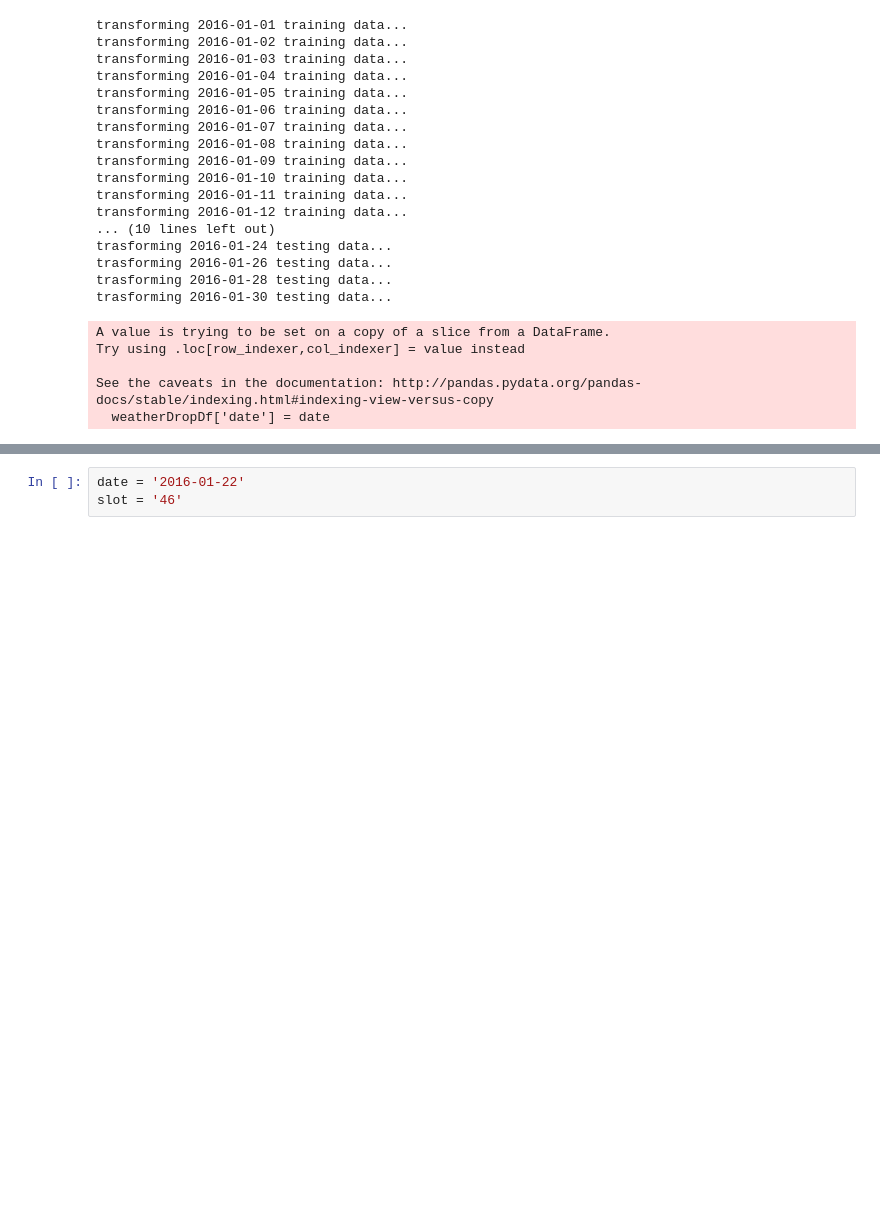
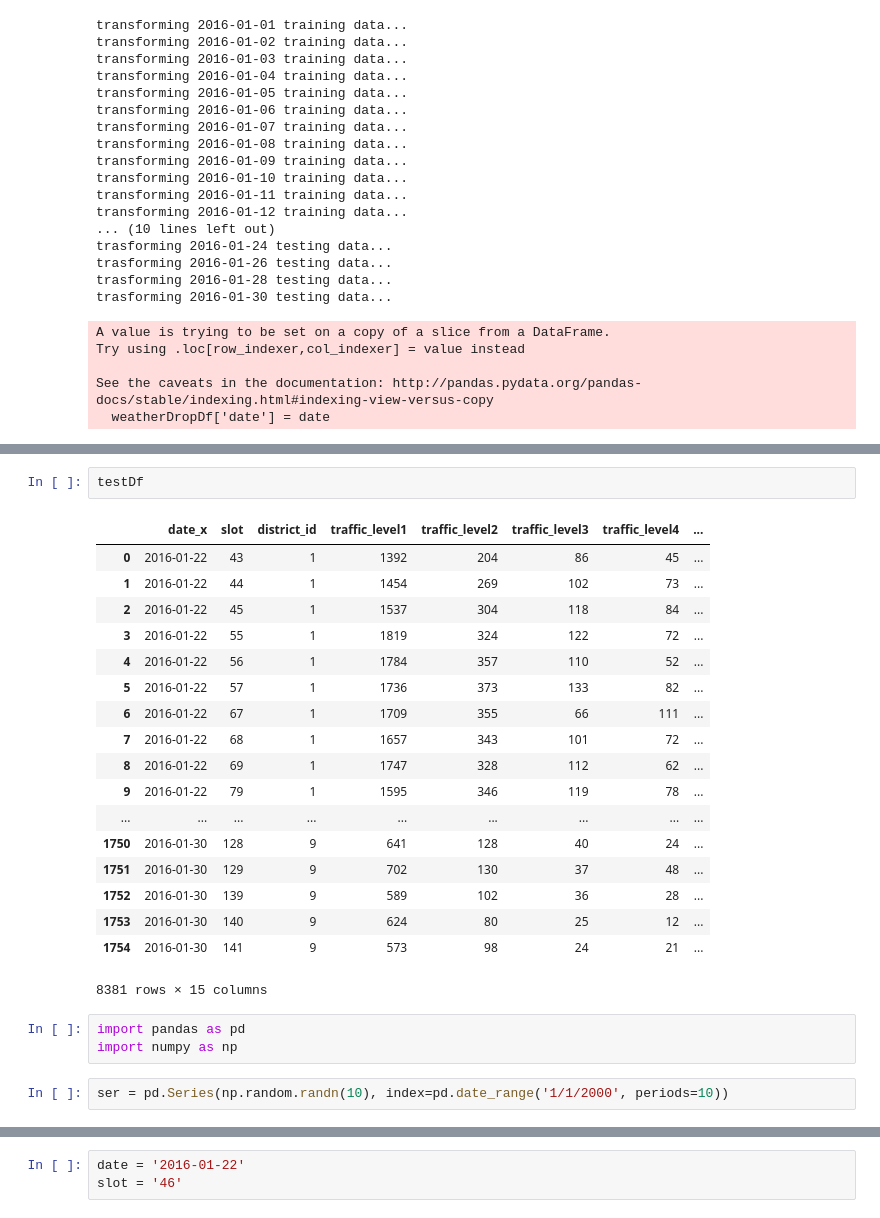
Before and after one commit to kuanliang/traffic_gap, a Jupyter notebook: didi_transform.ipynb, the cells around one changed output, grey strips where cells are left out. Drawn from its saved outputs; the diff is of its cells as text; blank space fills up the shorter version.

```diff
--- a/didi_transform.ipynb
+++ b/didi_transform.ipynb
@@ -65,0 +258,26 @@ See the caveats in the documentation: http://pandas.pydata.org/pandas-docs/stabl
+# %%
+testDf
+# %% [output]
+|  | date_x | slot | district_id | traffic_level1 | traffic_level2 | traffic_level3 | traffic_level4 | ... |
+| 0 | 2016-01-22 | 43 | 1 | 1392 | 204 | 86 | 45 | ... |
+| 1 | 2016-01-22 | 44 | 1 | 1454 | 269 | 102 | 73 | ... |
+| 2 | 2016-01-22 | 45 | 1 | 1537 | 304 | 118 | 84 | ... |
+| 3 | 2016-01-22 | 55 | 1 | 1819 | 324 | 122 | 72 | ... |
+| 4 | 2016-01-22 | 56 | 1 | 1784 | 357 | 110 | 52 | ... |
+| 5 | 2016-01-22 | 57 | 1 | 1736 | 373 | 133 | 82 | ... |
+| 6 | 2016-01-22 | 67 | 1 | 1709 | 355 | 66 | 111 | ... |
+| 7 | 2016-01-22 | 68 | 1 | 1657 | 343 | 101 | 72 | ... |
+| 8 | 2016-01-22 | 69 | 1 | 1747 | 328 | 112 | 62 | ... |
+| 9 | 2016-01-22 | 79 | 1 | 1595 | 346 | 119 | 78 | ... |
+| ... | ... | ... | ... | ... | ... | ... | ... | ... |
+| 1750 | 2016-01-30 | 128 | 9 | 641 | 128 | 40 | 24 | ... |
+| 1751 | 2016-01-30 | 129 | 9 | 702 | 130 | 37 | 48 | ... |
+| 1752 | 2016-01-30 | 139 | 9 | 589 | 102 | 36 | 28 | ... |
+| 1753 | 2016-01-30 | 140 | 9 | 624 | 80 | 25 | 12 | ... |
+| 1754 | 2016-01-30 | 141 | 9 | 573 | 98 | 24 | 21 | ... |
+8381 rows × 15 columns
+# %%
+import pandas as pd
+import numpy as np
+# %%
+ser = pd.Series(np.random.randn(10), index=pd.date_range('1/1/2000', periods=10))
```
Also changed, not shown: parts of 28 cells of this notebook, 6 other files.
